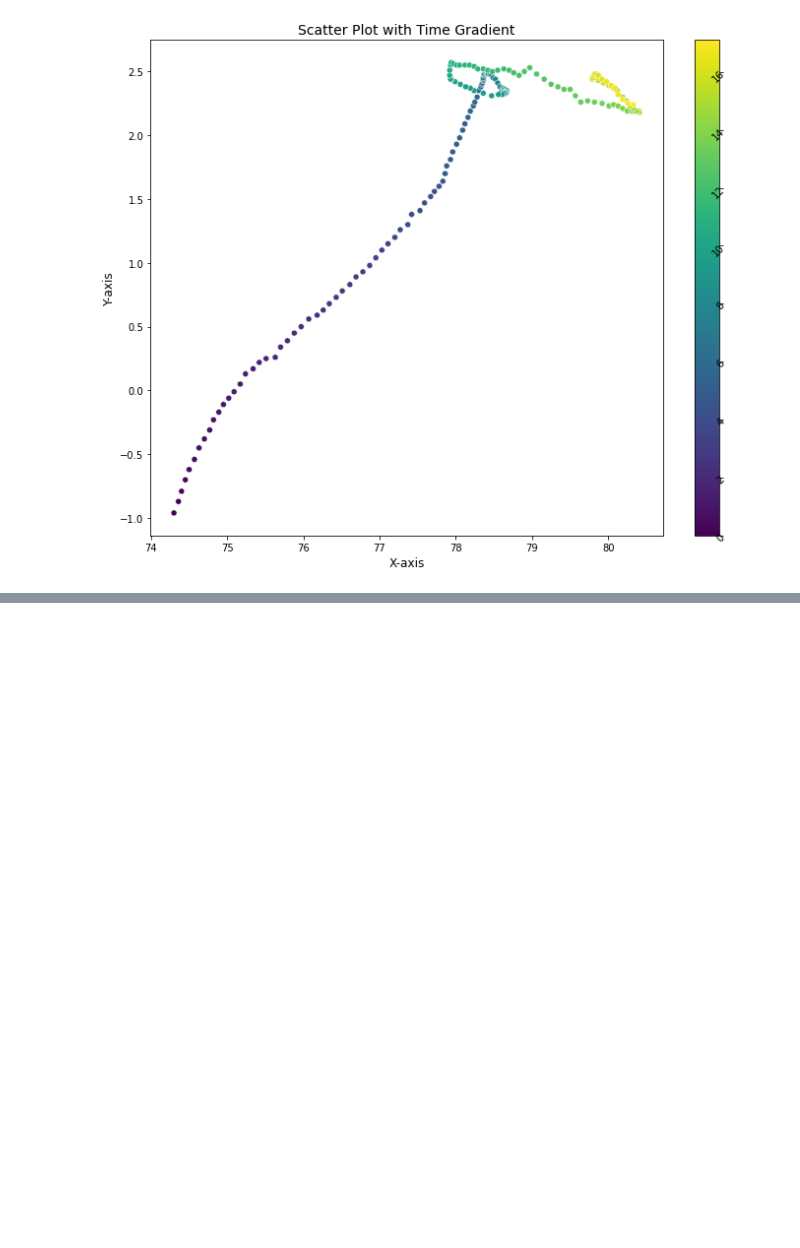
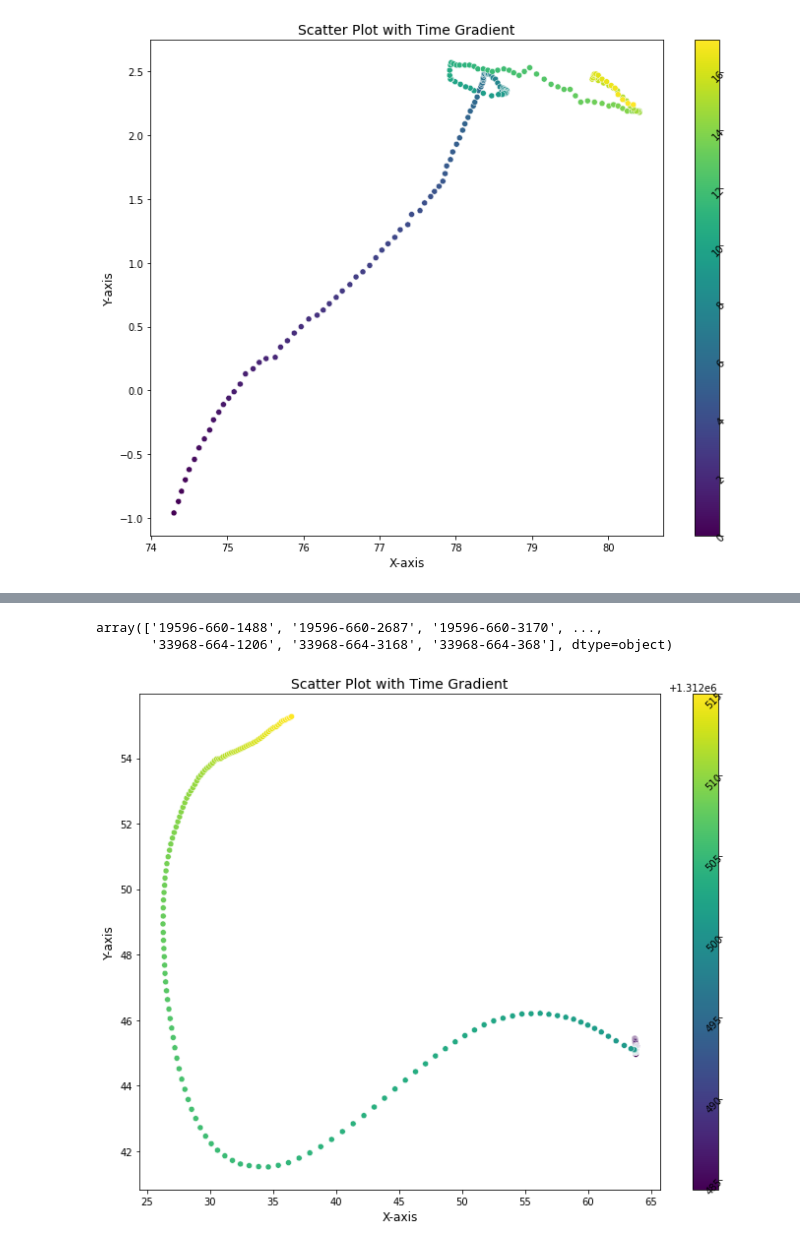
Before and after one commit to FreshOats/NFL_Data_Science, a Jupyter notebook: ET/Debugging_concussions.ipynb, the cells around one changed output, grey strips where cells are left out. Cells and saved outputs as stored; diff of their text form; code cells hidden in the pictures; blank space fills up the shorter version.

```diff
--- a/ET/Debugging_concussions.ipynb
+++ b/ET/Debugging_concussions.ipynb
@@ -234,0 +146,16 @@ plt.show()
+# %%
+df['PlayKey'] = (
+    df['GSISID'].astype(str) + '-' +
+    df['GameKey'].astype(str) + '-' +
+    df['PlayID'].astype(str)
+)
+
+# Filter the DataFrame
+df.sort_values(['PlayKey', 'Time'], inplace=True)
+# Convert 'Time' to datetime if it's not already
+df['Time'] = pd.to_datetime(df['Time'])
+
+# Create a numeric representation of time (seconds since the earliest time)
+df['Time_numeric'] = (df['Time'] - df['Time'].min()).dt.total_seconds()
+
+df.head()
@@ -234,0 +169,45 @@ plt.show()
+# %%
+df.PlayKey.unique()
+# %% [output]
+array(['19596-660-1488', '19596-660-2687', '19596-660-3170', ...,
+       '33968-664-1206', '33968-664-3168', '33968-664-368'], dtype=object)
+# %%
+df = df[(df['PlayKey'] == "33968-664-3168")]
+# %%
+import seaborn as sns
+import matplotlib.pyplot as plt
+import matplotlib.dates as mdates
+
+# Create the figure and axes
+fig, ax = plt.subplots(figsize=(10, 8))
+
+# Create the scatter plot
+scatter = sns.scatterplot(data=df, x='x', y='y', hue='Time_numeric', palette='viridis', ax=ax)
+
+# Remove the legend if it exists
+if hasattr(scatter, 'legend_') and scatter.legend_ is not None:
+    scatter.legend_.remove()
+
+# Add a color bar
+norm = plt.Normalize(df['Time_numeric'].min(), df['Time_numeric'].max())
+sm = plt.cm.ScalarMappable(cmap="viridis", norm=norm)
+sm.set_array([])
+cbar = plt.colorbar(sm, ax=ax)
+
+# # Format the colorbar ticks to show actual dates
+# cbar.set_label('Time', fontsize=12)
+# cbar.ax.yaxis.set_major_formatter(plt.FuncFormatter(lambda x, p: (df['Time'].min() + pd.Timedelta(seconds=x)).strftime('%Y-%m-%d %H:%M:%S')))
+
+# Set labels and title
+ax.set_xlabel('X-axis', fontsize=12)
+ax.set_ylabel('Y-axis', fontsize=12)
+ax.set_title('Scatter Plot with Time Gradient', fontsize=14)
+
+# Rotate colorbar tick labels for better readability
+plt.setp(cbar.ax.get_yticklabels(), rotation=45, ha='right')
+
+# Show the plot
+plt.tight_layout()
+plt.show()
+# %% [output]
+[figure, added]
```
Also changed, not shown: parts of 79 cells of this notebook, 3 other files.
